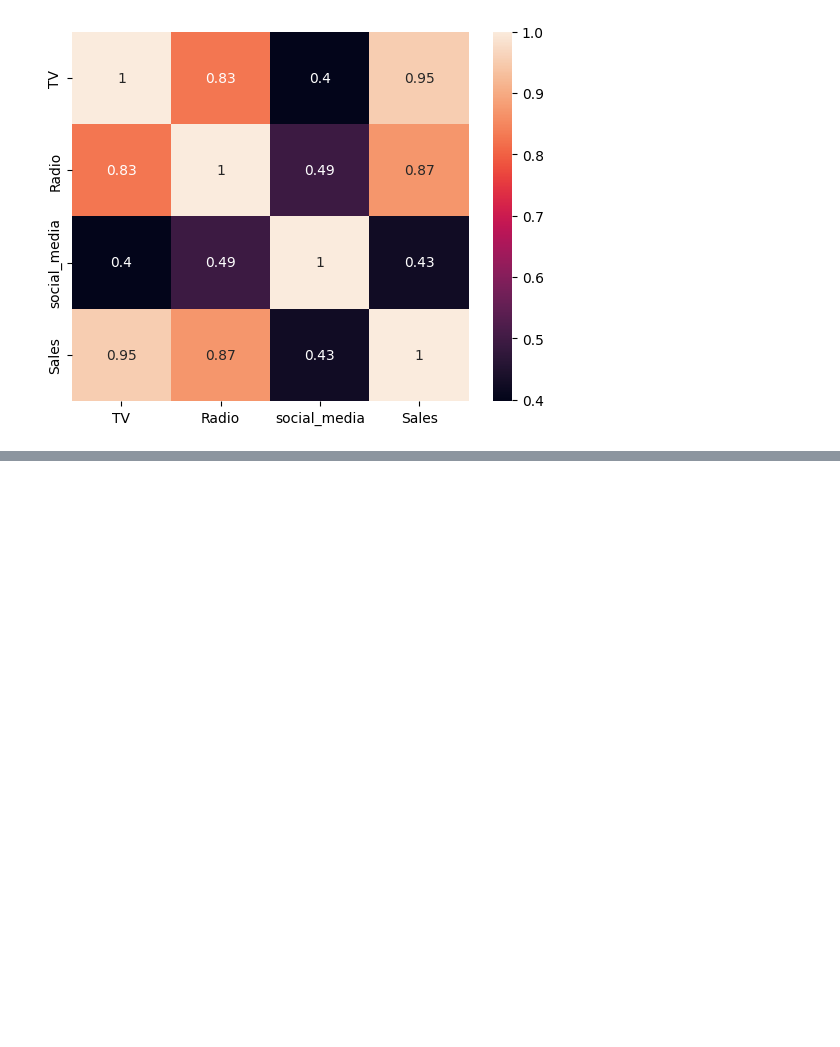
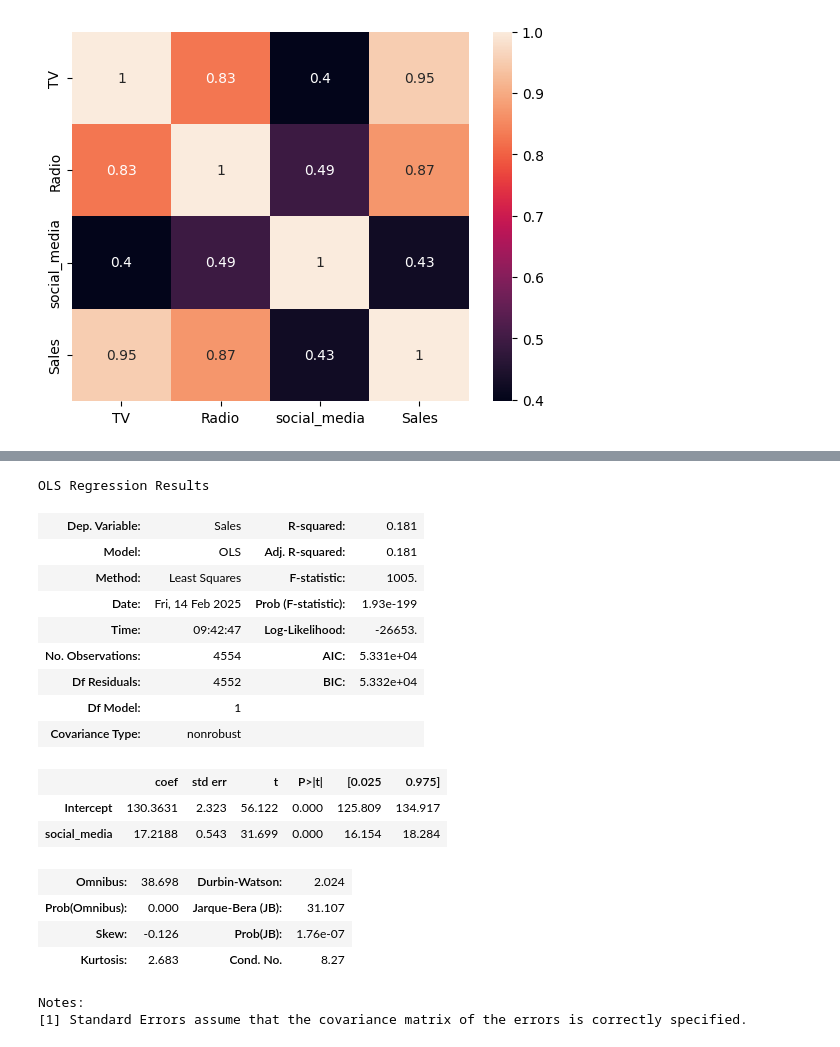
Before and after one commit to Avinash174/DataScience, a Jupyter notebook: python/ML/ML-1.ipynb, the cells around one changed output, grey strips where cells are left out. Drawn from its saved outputs; the diff is of its cells as text; code cells hidden in the pictures; blank space fills up the shorter version.

```diff
--- a/python/ML/ML-1.ipynb
+++ b/python/ML/ML-1.ipynb
@@ -87,0 +111,23 @@ Notes:
+# %%
+model_tv=sfa.ols("Sales~social_media",data=df_sales).fit()
+model_tv.summary()
+# %% [output]
+OLS Regression Results
+| Dep. Variable: | Sales | R-squared: | 0.181 |
+| Model: | OLS | Adj. R-squared: | 0.181 |
+| Method: | Least Squares | F-statistic: | 1005. |
+| Date: | Fri, 14 Feb 2025 | Prob (F-statistic): | 1.93e-199 |
+| Time: | 09:42:47 | Log-Likelihood: | -26653. |
+| No. Observations: | 4554 | AIC: | 5.331e+04 |
+| Df Residuals: | 4552 | BIC: | 5.332e+04 |
+| Df Model: | 1 |  |  |
+| Covariance Type: | nonrobust |  |  |
+|  | coef | std err | t | P>|t| | [0.025 | 0.975] |
+| Intercept | 130.3631 | 2.323 | 56.122 | 0.000 | 125.809 | 134.917 |
+| social_media | 17.2188 | 0.543 | 31.699 | 0.000 | 16.154 | 18.284 |
+| Omnibus: | 38.698 | Durbin-Watson: | 2.024 |
+| Prob(Omnibus): | 0.000 | Jarque-Bera (JB): | 31.107 |
+| Skew: | -0.126 | Prob(JB): | 1.76e-07 |
+| Kurtosis: | 2.683 | Cond. No. | 8.27 |
+Notes:
+[1] Standard Errors assume that the covariance matrix of the errors is correctly specified.
```
Also changed, not shown: parts of 2 cells of this notebook.
